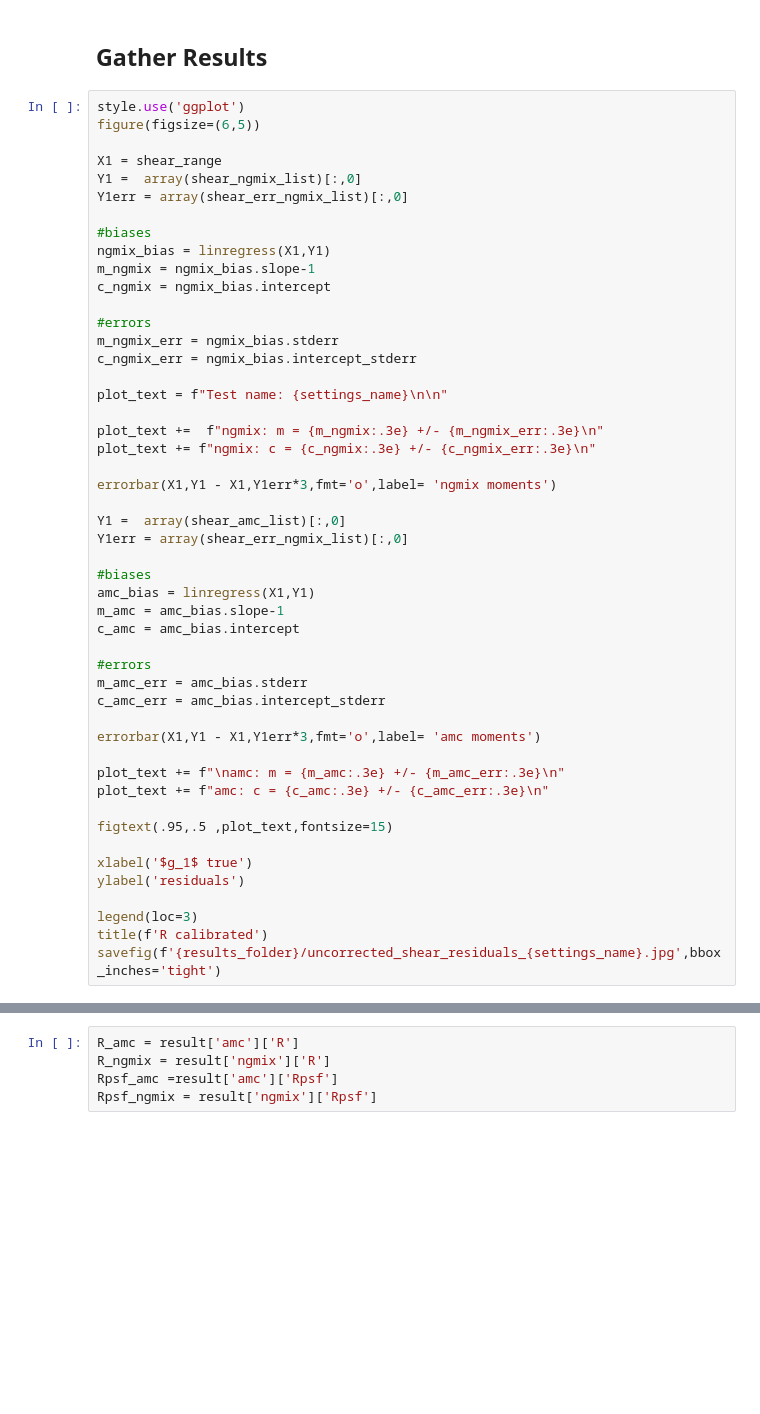
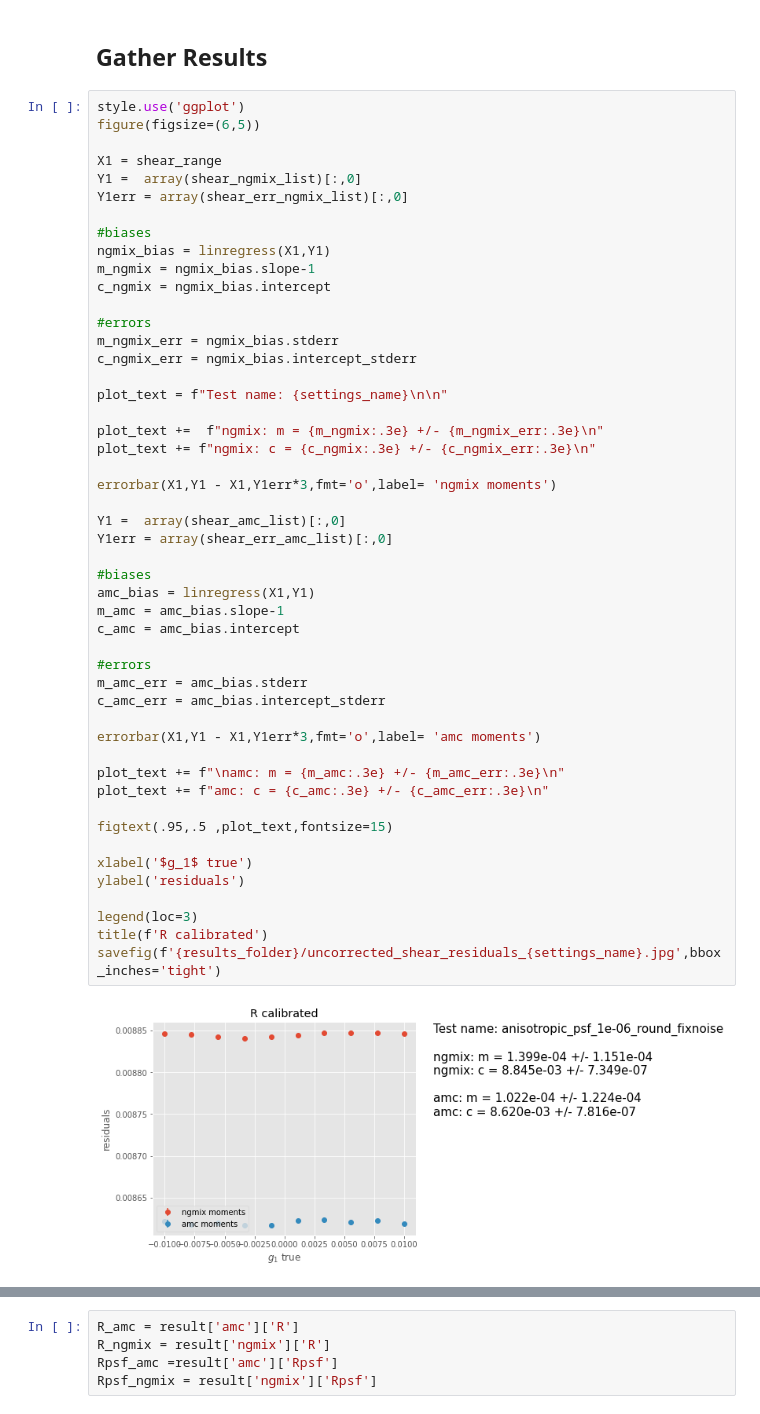
Before and after one commit to andrevitorelli/autometacal, a Jupyter notebook: notebooks/psf_metacal_finitediff_moments_no_pixel_shape_noise.ipynb, the cells around one changed output, grey strips where cells are left out. Drawn from its saved outputs; the diff is of its cells as text; blank space fills up the shorter version.

```diff
--- a/notebooks/psf_metacal_finitediff_moments_no_pixel_shape_noise.ipynb
+++ b/notebooks/psf_metacal_finitediff_moments_no_pixel_shape_noise.ipynb
@@ -654,34 +504,36 @@ plot_text = f"Test name: {settings_name}\n\n"
 
 plot_text +=  f"ngmix: m = {m_ngmix:.3e} +/- {m_ngmix_err:.3e}\n"
 plot_text += f"ngmix: c = {c_ngmix:.3e} +/- {c_ngmix_err:.3e}\n"
 
 errorbar(X1,Y1 - X1,Y1err*3,fmt='o',label= 'ngmix moments')
 
 Y1 =  array(shear_amc_list)[:,0]
-Y1err = array(shear_err_ngmix_list)[:,0]
+Y1err = array(shear_err_amc_list)[:,0]
 
 #biases
 amc_bias = linregress(X1,Y1)
 m_amc = amc_bias.slope-1
 c_amc = amc_bias.intercept
 
 #errors
 m_amc_err = amc_bias.stderr
 c_amc_err = amc_bias.intercept_stderr
 
 errorbar(X1,Y1 - X1,Y1err*3,fmt='o',label= 'amc moments')
 
 plot_text += f"\namc: m = {m_amc:.3e} +/- {m_amc_err:.3e}\n"
 plot_text += f"amc: c = {c_amc:.3e} +/- {c_amc_err:.3e}\n"
 
 figtext(.95,.5 ,plot_text,fontsize=15)
 
 xlabel('$g_1$ true')
 ylabel('residuals')
 
 legend(loc=3)
 title(f'R calibrated')
 savefig(f'{results_folder}/uncorrected_shear_residuals_{settings_name}.jpg',bbox_inches='tight')
+# %% [output]
+[figure, added]
 # %%
 style.use('ggplot')
 figure(figsize=(6,5))
```
Also changed, not shown: parts of 10 cells of this notebook.
